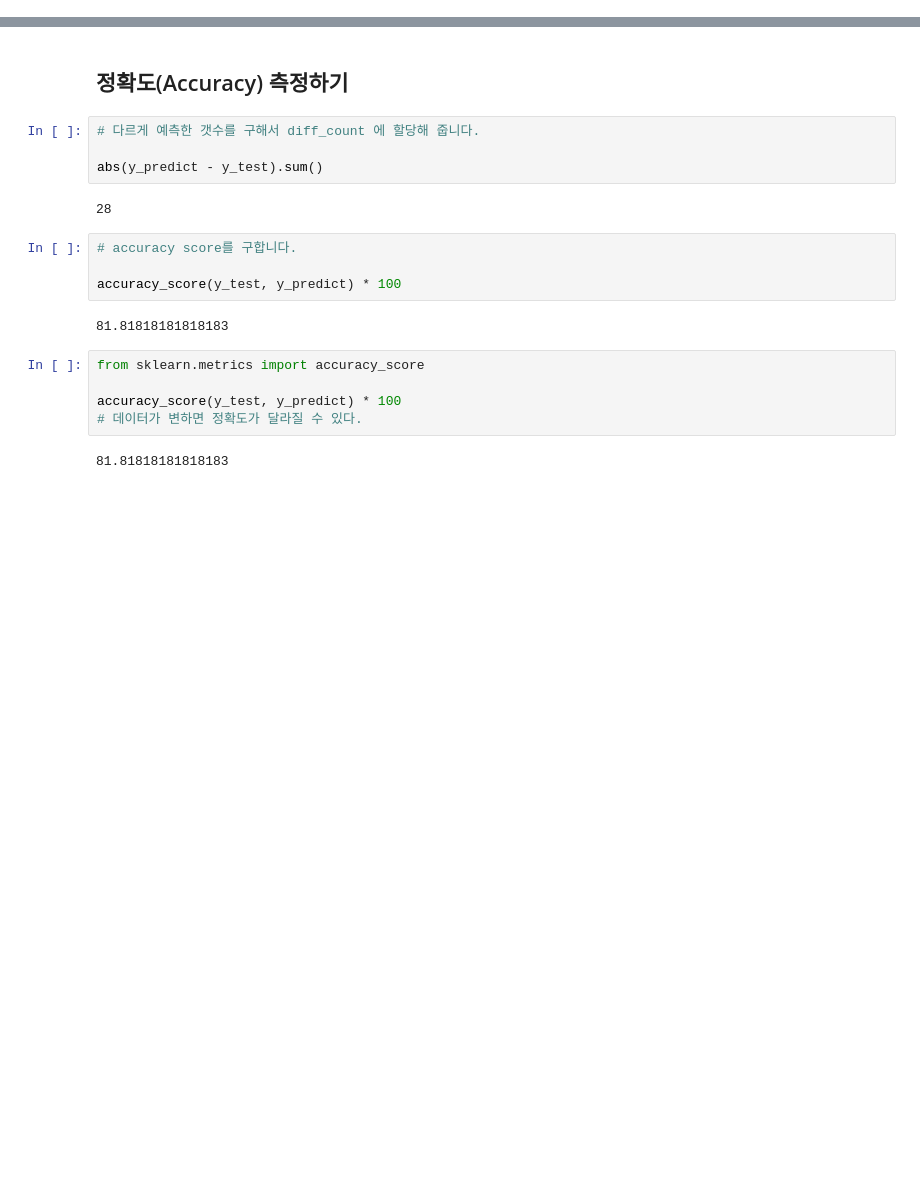
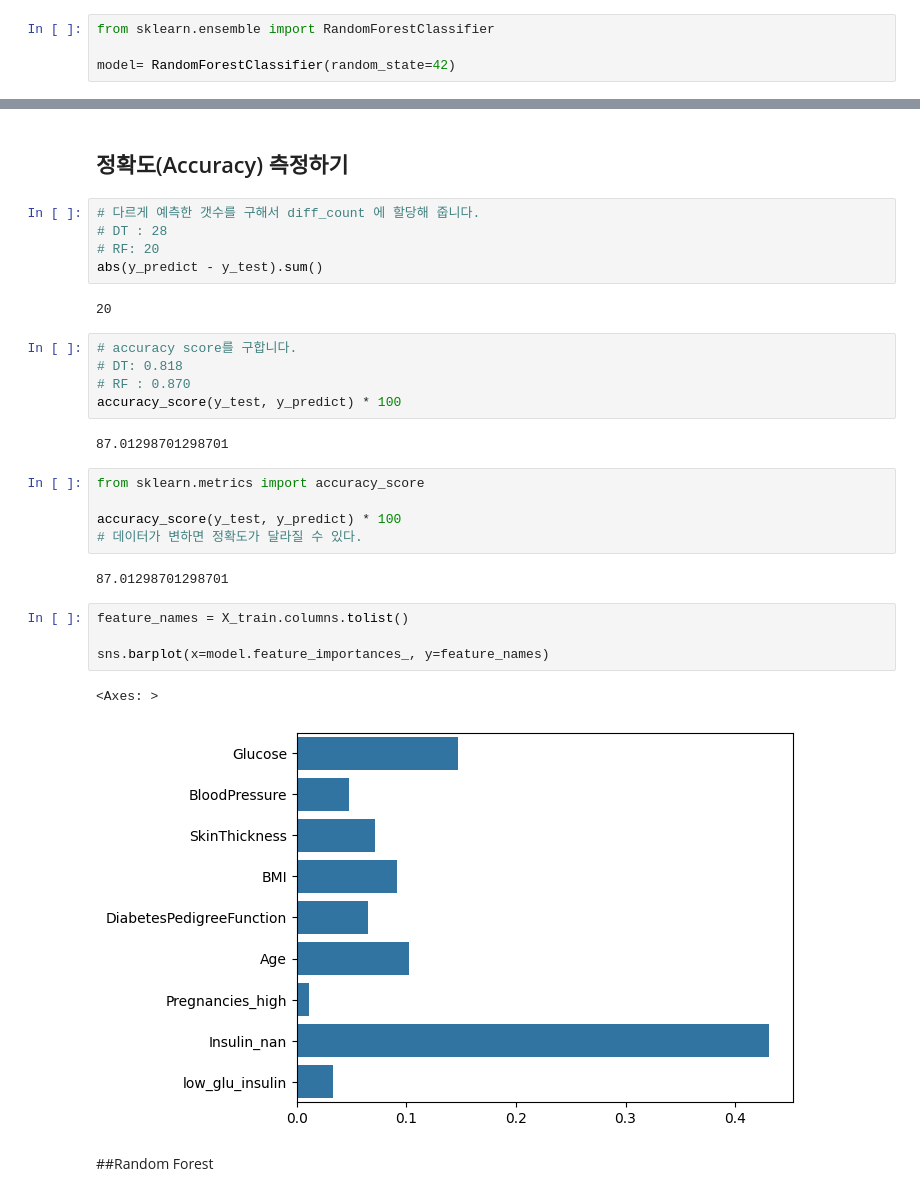
Before and after one commit to HaEunMok/ML, a Jupyter notebook: [프로젝트로_배우는_데이터사이언스]_pima_classification_baseline_03.ipynb, the cells around one changed output, grey strips where cells are left out. Saved outputs shown, nothing was run; the diff lists cells and outputs as text; blank space fills up the shorter version.

```diff
--- a/[프로젝트로_배우는_데이터사이언스]_pima_classification_baseline_03.ipynb
+++ b/[프로젝트로_배우는_데이터사이언스]_pima_classification_baseline_03.ipynb
@@ -281,3 +284,7 @@ pd.DataFrame(clf.cv_results_).sort_values(by="rank_test_score").head()
+# %%
+from sklearn.ensemble import RandomForestClassifier
+
+model= RandomForestClassifier(random_state=42)
 # %% [markdown]
 ## 학습과 예측하기
 # %%
@@ -310,20 +315,31 @@ array([0, 0, 0, 0, 0, 0, 0, 1, 1, 0, 1, 0, 0, 1, 0, 1, 0, 0, 1, 0, 0, 0,
 ## 정확도(Accuracy) 측정하기
 # %%
 # 다르게 예측한 갯수를 구해서 diff_count 에 할당해 줍니다.
-
+# DT : 28
+# RF: 20
 abs(y_predict - y_test).sum()
 # %% [output]
-28
+20
 # %%
 # accuracy score를 구합니다.
-
+# DT: 0.818
+# RF : 0.870
 accuracy_score(y_test, y_predict) * 100
 # %% [output]
-81.81818181818183
+87.01298701298701
 # %%
 from sklearn.metrics import accuracy_score
 
 accuracy_score(y_test, y_predict) * 100
 # 데이터가 변하면 정확도가 달라질 수 있다.
 # %% [output]
-81.81818181818183
+87.01298701298701
+# %%
+feature_names = X_train.columns.tolist()
+
+sns.barplot(x=model.feature_importances_, y=feature_names)
+# %% [output]
+<Axes: >
+[figure, added]
+# %% [markdown]
+##Random Forest
```
Also changed, not shown: parts of 27 cells of this notebook.
